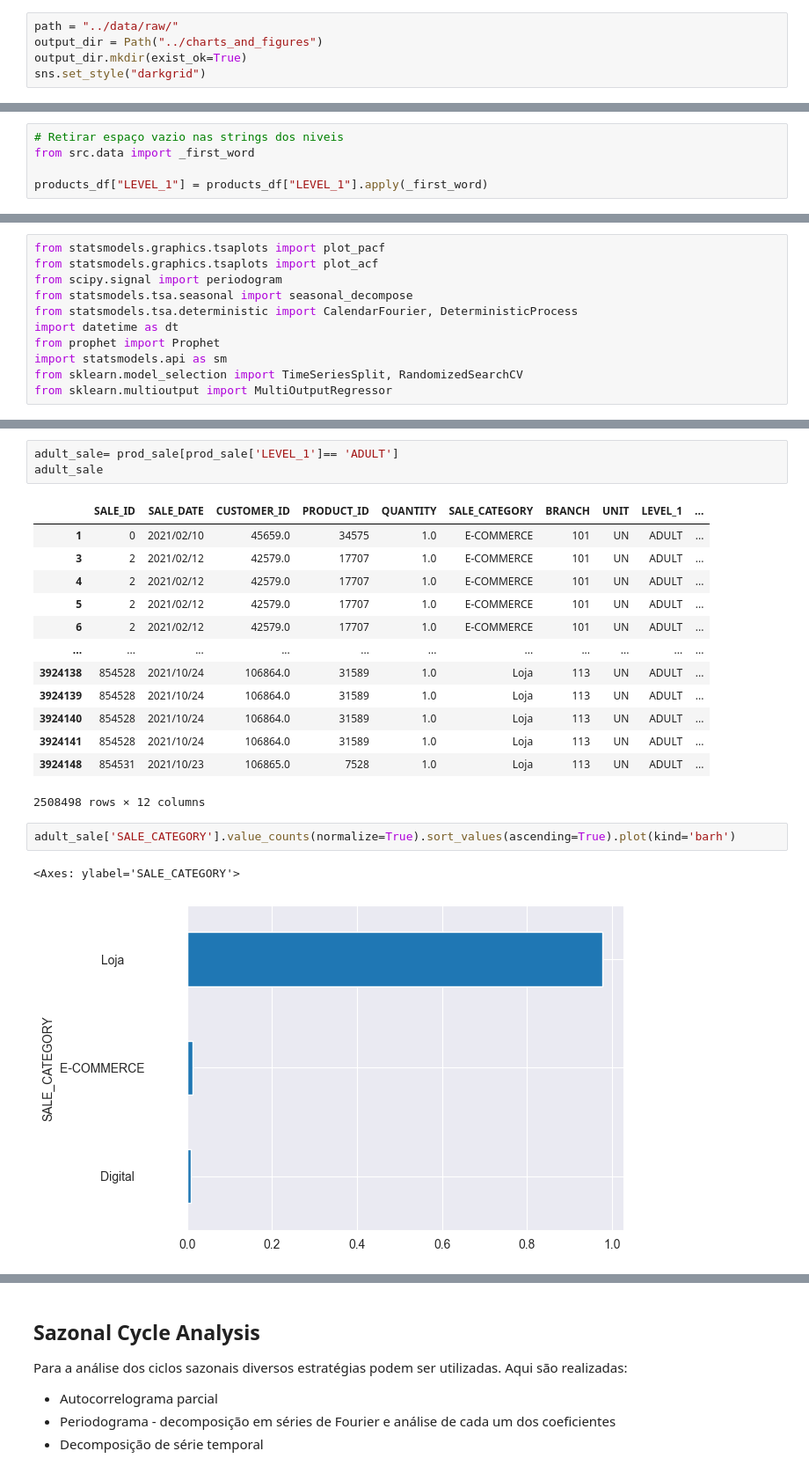
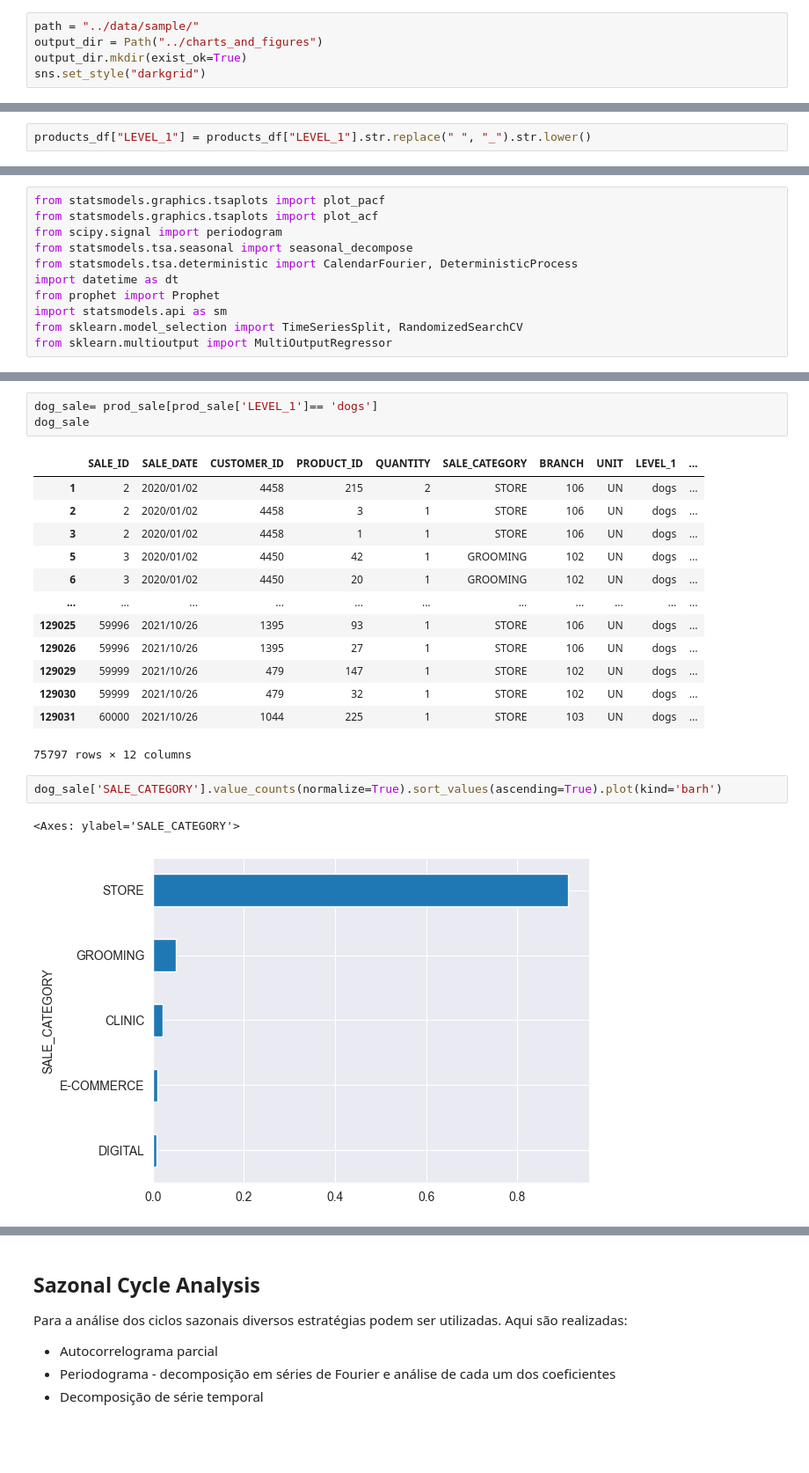
Before and after one commit to Joa1Camargo/online-petshop-data-analysis, a Jupyter notebook: notebooks/PharmaSaude.ipynb, the cells around one changed output, grey strips where cells are left out. Shown at 88% size. Drawn from its saved outputs; the diff is of its cells as text; blank space fills up the shorter version.

```diff
--- a/notebooks/PharmaSaude.ipynb
+++ b/notebooks/PharmaSaude.ipynb
@@ -40,7 +38,7 @@ ModuleNotFoundError: No module named 'numpy'
 # %%
 from src.data import load_data
 # %%
-path = "../data/raw/"
+path = "../data/sample/"
 output_dir = Path("../charts_and_figures")
 output_dir.mkdir(exist_ok=True)
 sns.set_style("darkgrid")
@@ -123,8 +121,5 @@ clean_tables(customers_df, products_df, sales_df)
-# %%
-# Retirar espaço vazio nas strings dos niveis
-from src.data import _first_word
-
-products_df["LEVEL_1"] = products_df["LEVEL_1"].apply(_first_word)
+# %%
+products_df["LEVEL_1"] = products_df["LEVEL_1"].str.replace(" ", "_").str.lower()
 # %%
 products_df.info()
 # %% [output]
@@ -274,23 +285,23 @@ prod_sale
 # %%
-adult_sale= prod_sale[prod_sale['LEVEL_1']== 'ADULT']
-adult_sale
+dog_sale= prod_sale[prod_sale['LEVEL_1']== 'dogs']
+dog_sale
 # %% [output]
 |  | SALE_ID | SALE_DATE | CUSTOMER_ID | PRODUCT_ID | QUANTITY | SALE_CATEGORY | BRANCH | UNIT | LEVEL_1 | ... |
-| 1 | 0 | 2021/02/10 | 45659.0 | 34575 | 1.0 | E-COMMERCE | 101 | UN | ADULT | ... |
-| 3 | 2 | 2021/02/12 | 42579.0 | 17707 | 1.0 | E-COMMERCE | 101 | UN | ADULT | ... |
-| 4 | 2 | 2021/02/12 | 42579.0 | 17707 | 1.0 | E-COMMERCE | 101 | UN | ADULT | ... |
-| 5 | 2 | 2021/02/12 | 42579.0 | 17707 | 1.0 | E-COMMERCE | 101 | UN | ADULT | ... |
-| 6 | 2 | 2021/02/12 | 42579.0 | 17707 | 1.0 | E-COMMERCE | 101 | UN | ADULT | ... |
+| 1 | 2 | 2020/01/02 | 4458 | 215 | 2 | STORE | 106 | UN | dogs | ... |
+| 2 | 2 | 2020/01/02 | 4458 | 3 | 1 | STORE | 106 | UN | dogs | ... |
+| 3 | 2 | 2020/01/02 | 4458 | 1 | 1 | STORE | 106 | UN | dogs | ... |
+| 5 | 3 | 2020/01/02 | 4450 | 42 | 1 | GROOMING | 102 | UN | dogs | ... |
+| 6 | 3 | 2020/01/02 | 4450 | 20 | 1 | GROOMING | 102 | UN | dogs | ... |
 | ... | ... | ... | ... | ... | ... | ... | ... | ... | ... | ... |
-| 3924138 | 854528 | 2021/10/24 | 106864.0 | 31589 | 1.0 | Loja | 113 | UN | ADULT | ... |
-| 3924139 | 854528 | 2021/10/24 | 106864.0 | 31589 | 1.0 | Loja | 113 | UN | ADULT | ... |
-| 3924140 | 854528 | 2021/10/24 | 106864.0 | 31589 | 1.0 | Loja | 113 | UN | ADULT | ... |
-| 3924141 | 854528 | 2021/10/24 | 106864.0 | 31589 | 1.0 | Loja | 113 | UN | ADULT | ... |
-| 3924148 | 854531 | 2021/10/23 | 106865.0 | 7528 | 1.0 | Loja | 113 | UN | ADULT | ... |
+| 129025 | 59996 | 2021/10/26 | 1395 | 93 | 1 | STORE | 106 | UN | dogs | ... |
+| 129026 | 59996 | 2021/10/26 | 1395 | 27 | 1 | STORE | 106 | UN | dogs | ... |
+| 129029 | 59999 | 2021/10/26 | 479 | 147 | 1 | STORE | 102 | UN | dogs | ... |
+| 129030 | 59999 | 2021/10/26 | 479 | 32 | 1 | STORE | 102 | UN | dogs | ... |
+| 129031 | 60000 | 2021/10/26 | 1044 | 225 | 1 | STORE | 103 | UN | dogs | ... |
-2508498 rows × 12 columns
+75797 rows × 12 columns
 # %%
-adult_sale['SALE_CATEGORY'].value_counts(normalize=True).sort_values(ascending=True).plot(kind='barh')
+dog_sale['SALE_CATEGORY'].value_counts(normalize=True).sort_values(ascending=True).plot(kind='barh')
 # %% [output]
 <Axes: ylabel='SALE_CATEGORY'>
-[figure, old version]
+[figure, new version]
 # %%
```
Also changed, not shown: parts of 36 cells of this notebook, 21 other files.
